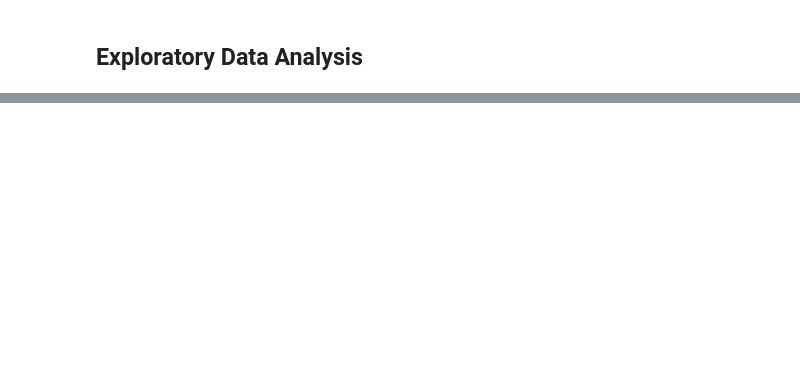
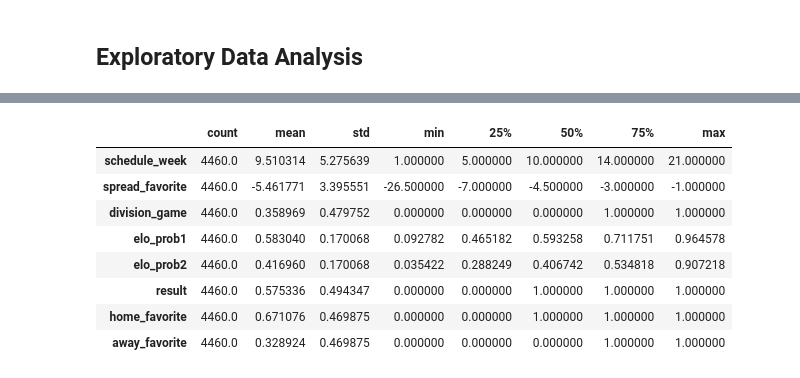
Before and after one commit to ukritw/nflprediction, a Jupyter notebook: DataPreprocessing.ipynb, the cells around one changed output, grey strips where cells are left out. Saved outputs shown, nothing was run; the diff lists cells and outputs as text; code cells hidden in the pictures; blank space fills up the shorter version.

Commit message:
Additional Data preprocessing + modeling test

```diff
--- a/DataPreprocessing.ipynb
+++ b/DataPreprocessing.ipynb
@@ -294,0 +289,14 @@ array([[<matplotlib.axes._subplots.AxesSubplot object at 0x...>,
+# %%
+# creating home favorite and away favorite columns (fill na with 0's)
+df.loc[df.team_favorite_id == df.team_home, 'home_favorite'] = 1
+df.loc[df.team_favorite_id == df.team_away, 'away_favorite'] = 1
+df.home_favorite.fillna(0, inplace=True)
+df.away_favorite.fillna(0, inplace=True)
+
+# fixing some schedule_week column errors and converting column to integer data type
+df.loc[(df.schedule_week == '18'), 'schedule_week'] = '17'
+df.loc[(df.schedule_week == 'Wildcard') | (df.schedule_week == 'WildCard'), 'schedule_week'] = '18'
+df.loc[(df.schedule_week == 'Division'), 'schedule_week'] = '19'
+df.loc[(df.schedule_week == 'Conference'), 'schedule_week'] = '20'
+df.loc[(df.schedule_week == 'Superbowl') | (df.schedule_week == 'SuperBowl'), 'schedule_week'] = '21'
+df['schedule_week'] = df.schedule_week.astype(int)
@@ -294,0 +346,3 @@ array([[<matplotlib.axes._subplots.AxesSubplot object at 0x...>,
+# %%
+pd.set_option('display.max_columns', 500)
+df.head()
@@ -294,0 +370,24 @@ array([[<matplotlib.axes._subplots.AxesSubplot object at 0x...>,
+# %%
+# Change boolean column to 0/1
+df.division_game = df.division_game.astype(int)
+df.home_favorite = df.home_favorite.astype(int)
+df.away_favorite = df.away_favorite.astype(int)
+# %%
+# initial features possible for model
+# X = df[['schedule_season', 'schedule_week', 'over_under_line', 'spread_favorite', 'weather_temperature', 'weather_wind_mph',
+#         'home_favorite', 'hm_avg_pts_diff','aw_avg_pts_diff', 'elo1', 'elo2', 'elo_prob1']]
+X = df[['schedule_week', 'spread_favorite', 'division_game', 'elo_prob1', 'elo_prob2', 'result', 'home_favorite', 'away_favorite']]
+
+y = df['result']
+# %%
+X.describe().transpose()
+# %% [output]
+|  | count | mean | std | min | 25% | 50% | 75% | max |
+| schedule_week | 4460.0 | 9.510314 | 5.275639 | 1.000000 | 5.000000 | 10.000000 | 14.000000 | 21.000000 |
+| spread_favorite | 4460.0 | -5.461771 | 3.395551 | -26.500000 | -7.000000 | -4.500000 | -3.000000 | -1.000000 |
+| division_game | 4460.0 | 0.358969 | 0.479752 | 0.000000 | 0.000000 | 0.000000 | 1.000000 | 1.000000 |
+| elo_prob1 | 4460.0 | 0.583040 | 0.170068 | 0.092782 | 0.465182 | 0.593258 | 0.711751 | 0.964578 |
+| elo_prob2 | 4460.0 | 0.416960 | 0.170068 | 0.035422 | 0.288249 | 0.406742 | 0.534818 | 0.907218 |
+| result | 4460.0 | 0.575336 | 0.494347 | 0.000000 | 0.000000 | 1.000000 | 1.000000 | 1.000000 |
+| home_favorite | 4460.0 | 0.671076 | 0.469875 | 0.000000 | 0.000000 | 1.000000 | 1.000000 | 1.000000 |
+| away_favorite | 4460.0 | 0.328924 | 0.469875 | 0.000000 | 0.000000 | 0.000000 | 1.000000 | 1.000000 |
```
Also changed, not shown: parts of 23 cells of this notebook.
